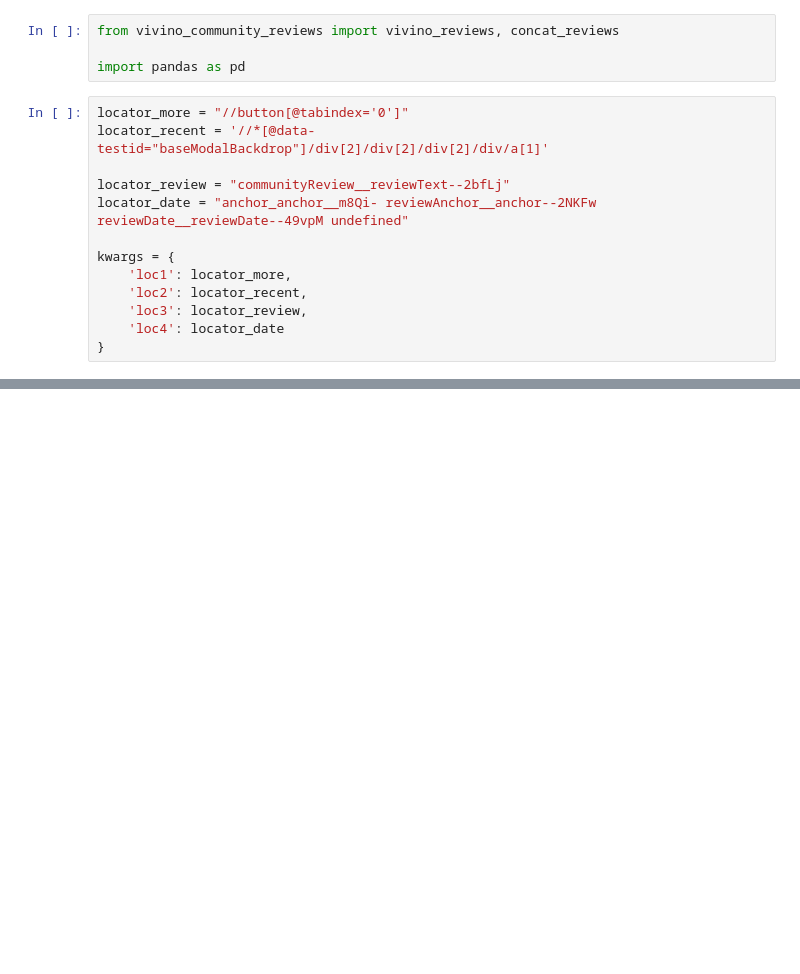
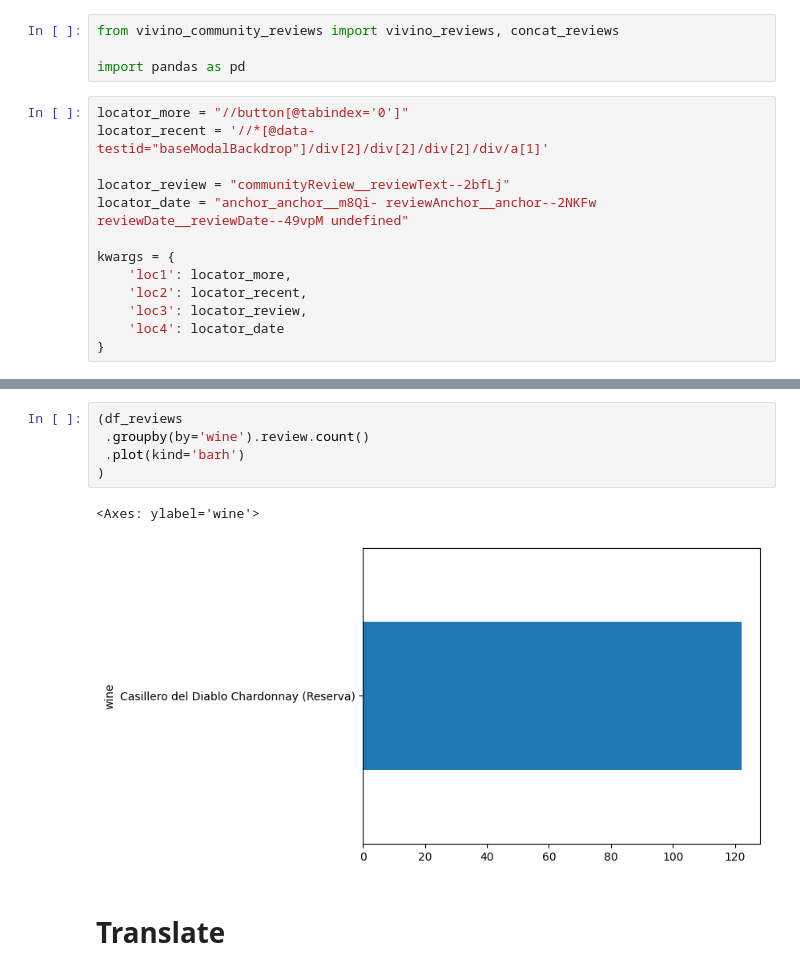
Before and after one commit to lbk209/topic_modeling, a Jupyter notebook: vivino_community_reviews.ipynb, the cells around one changed output, grey strips where cells are left out. Saved outputs shown, nothing was run; the diff lists cells and outputs as text; blank space fills up the shorter version.

```diff
--- a/vivino_community_reviews.ipynb
+++ b/vivino_community_reviews.ipynb
@@ -72,0 +138,10 @@ ValueError: time data '' does not match format '%b %d, %Y'
+# %%
+(df_reviews
+ .groupby(by='wine').review.count()
+ .plot(kind='barh')
+)
+# %% [output]
+<Axes: ylabel='wine'>
+[figure, added]
+# %% [markdown]
+# Translate
```
Also changed, not shown: parts of 39 cells of this notebook.
